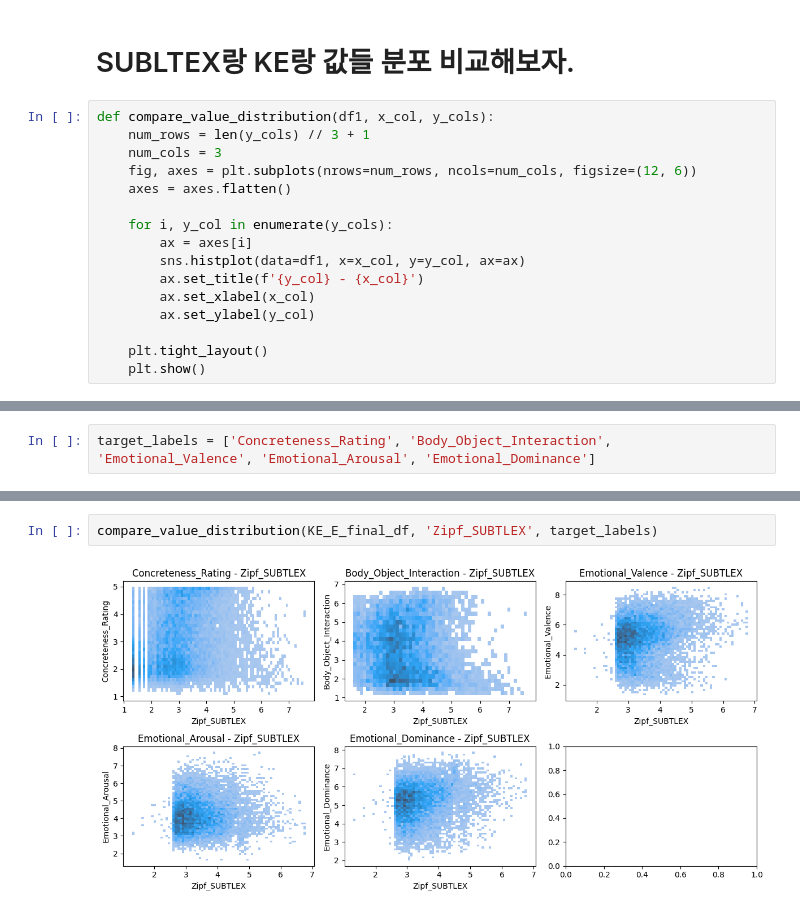
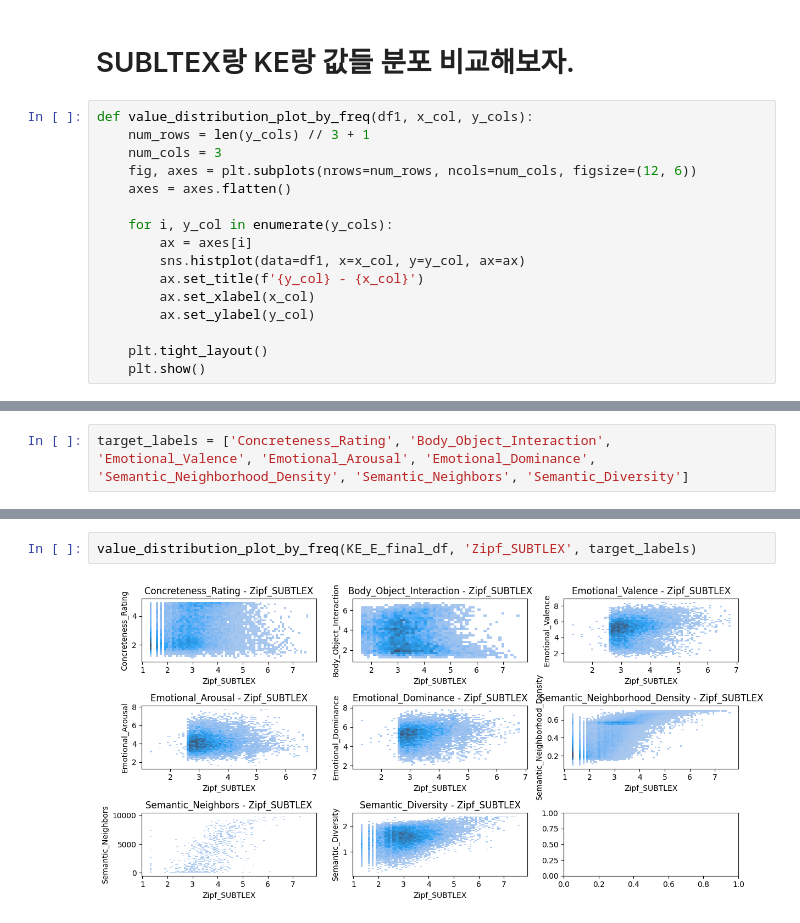
Before and after one commit to irregular6612/english-corpus-comparison, a Jupyter notebook: src/notebooks/value-distribution-analysis.ipynb, the cells around one changed output, grey strips where cells are left out. Drawn from its saved outputs; the diff is of its cells as text.

```diff
--- a/src/notebooks/value-distribution-analysis.ipynb
+++ b/src/notebooks/value-distribution-analysis.ipynb
@@ -55,7 +55,7 @@ Index(['Word', 'Freq_KE', 'Freq_KE(EXAM)', 'Freq_KE(TEXTBOOK)', 'Ortho_N_KE',
 # %% [markdown]
 # SUBLTEX랑 KE랑 값들 분포 비교해보자.
 # %%
-def compare_value_distribution(df1, x_col, y_cols):
+def value_distribution_plot_by_freq(df1, x_col, y_cols):
     num_rows = len(y_cols) // 3 + 1
     num_cols = 3
     fig, axes = plt.subplots(nrows=num_rows, ncols=num_cols, figsize=(12, 6))
@@ -73,3 +220,3 @@ def compare_value_distribution(df1, x_col, y_cols):
 # %%
-target_labels = ['Concreteness_Rating', 'Body_Object_Interaction', 'Emotional_Valence', 'Emotional_Arousal', 'Emotional_Dominance']
+target_labels = ['Concreteness_Rating', 'Body_Object_Interaction', 'Emotional_Valence', 'Emotional_Arousal', 'Emotional_Dominance', 'Semantic_Neighborhood_Density', 'Semantic_Neighbors', 'Semantic_Diversity']
 # %%
@@ -79,4 +231,4 @@ compare_value_distribution(KE_E_final_df, 'Zipf_KE', target_labels)
 # %%
-compare_value_distribution(KE_E_final_df, 'Zipf_SUBTLEX', target_labels)
+value_distribution_plot_by_freq(KE_E_final_df, 'Zipf_SUBTLEX', target_labels)
 # %% [output]
-[figure, old version]
+[figure, new version]
```
Also changed, not shown: parts of 11 cells of this notebook, 2 other files.
